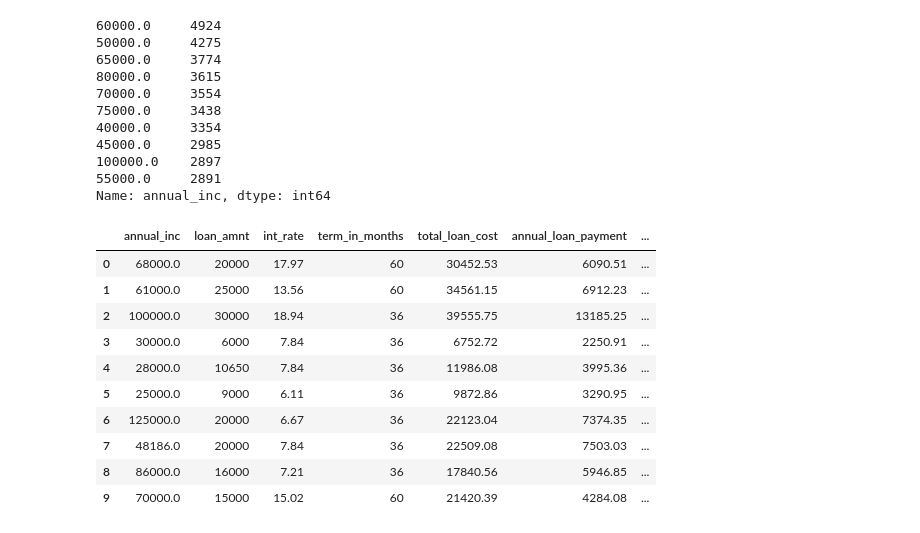
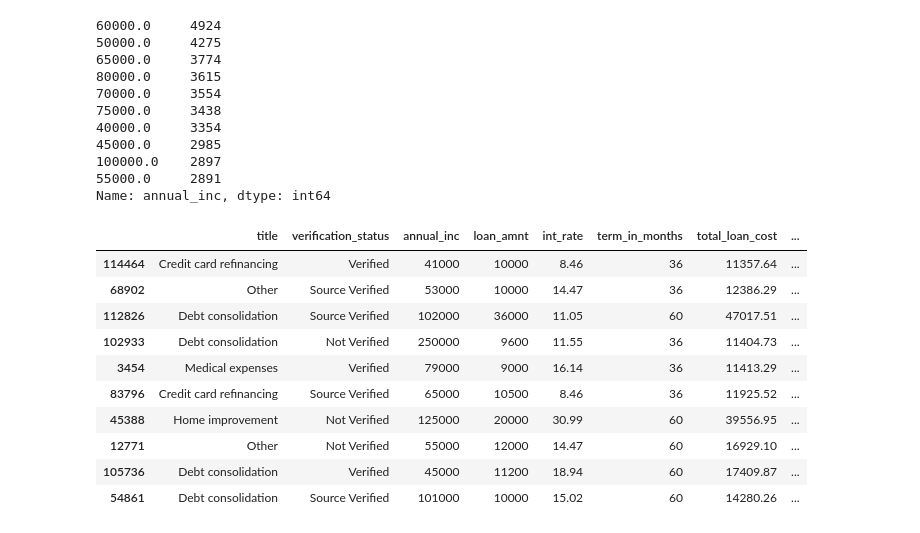
Before and after one commit to juszhan/LendingClub-Profitability, a Jupyter notebook: lendingclub_loan_analysis.ipynb, the cells around one changed output. Drawn from its saved outputs; the diff is of its cells as text; code cells hidden in the pictures.

```diff
--- a/lendingclub_loan_analysis.ipynb
+++ b/lendingclub_loan_analysis.ipynb
@@ -222,43 +238,43 @@ Name: annual_inc, dtype: int64
 # %%
 import re
 
-df_loanByIncome = df.filter(["annual_inc", "loan_amnt", "int_rate", "term"], axis=1)
+df_loanByIncome = df.filter(["title", "verification_status", "annual_inc", "loan_amnt", "int_rate", "term"], axis=1)
 df_loanByIncome.rename({"term": "term_in_months"}, axis='columns', inplace=True)
-
+df_loanByIncome["annual_inc"] = df_loanByIncome["annual_inc"].astype(dtype=int)
 df_loanByIncome["int_rate"] = df_loanByIncome["int_rate"].apply(lambda int_rate: float(re.search(r'\d+.\d+', int_rate).group(0)))
 df_loanByIncome["term_in_months"] = df_loanByIncome["term_in_months"].apply(lambda term: int(re.search(r'\d+', term).group(0)))
 
 def calculateTotalLoanCost(row) -> float:
     p = row["loan_amnt"] # principal
     r = row["int_rate"] / 12 / 100 # monthly loan rate
     n = row["term_in_months"] # number of monthly payments
 
     total_loan_cost = (r * p * n) / (1 - (1 + r) ** -n)
     return round(total_loan_cost, 2)
 
 def calculateAnnualLoanIncomeRatio(row) -> float:
     loan_income_ratio = None
     if row["annual_inc"] > 0:
         loan_income_ratio = row["annual_loan_payment"] / row["annual_inc"] * 100
         loan_income_ratio = round(loan_income_ratio, 3)
     return loan_income_ratio
 
 df_loanByIncome["total_loan_cost"] = df_loanByIncome.apply(calculateTotalLoanCost, axis=1)
 df_loanByIncome["annual_loan_payment"] = df_loanByIncome.apply(lambda row: round(row["total_loan_cost"] / row["term_in_months"] * 12, 2), axis=1)
 
 # Percentage of annual income towards replaying the loan, assuming fixed monthly payment
 df_loanByIncome["annual_loan_income_percent"] = df_loanByIncome.apply(calculateAnnualLoanIncomeRatio, axis=1)
 
-df_loanByIncome.head(10)
+df_loanByIncome.sample(10)
 # %% [output]
-|  | annual_inc | loan_amnt | int_rate | term_in_months | total_loan_cost | annual_loan_payment | ... |
-| 0 | 68000.0 | 20000 | 17.97 | 60 | 30452.53 | 6090.51 | ... |
-| 1 | 61000.0 | 25000 | 13.56 | 60 | 34561.15 | 6912.23 | ... |
-| 2 | 100000.0 | 30000 | 18.94 | 36 | 39555.75 | 13185.25 | ... |
-| 3 | 30000.0 | 6000 | 7.84 | 36 | 6752.72 | 2250.91 | ... |
-| 4 | 28000.0 | 10650 | 7.84 | 36 | 11986.08 | 3995.36 | ... |
-| 5 | 25000.0 | 9000 | 6.11 | 36 | 9872.86 | 3290.95 | ... |
-| 6 | 125000.0 | 20000 | 6.67 | 36 | 22123.04 | 7374.35 | ... |
-| 7 | 48186.0 | 20000 | 7.84 | 36 | 22509.08 | 7503.03 | ... |
-| 8 | 86000.0 | 16000 | 7.21 | 36 | 17840.56 | 5946.85 | ... |
-| 9 | 70000.0 | 15000 | 15.02 | 60 | 21420.39 | 4284.08 | ... |
+|  | title | verification_status | annual_inc | loan_amnt | int_rate | term_in_months | total_loan_cost | ... |
+| 114464 | Credit card refinancing | Verified | 41000 | 10000 | 8.46 | 36 | 11357.64 | ... |
+| 68902 | Other | Source Verified | 53000 | 10000 | 14.47 | 36 | 12386.29 | ... |
+| 112826 | Debt consolidation | Source Verified | 102000 | 36000 | 11.05 | 60 | 47017.51 | ... |
+| 102933 | Debt consolidation | Not Verified | 250000 | 9600 | 11.55 | 36 | 11404.73 | ... |
+| 3454 | Medical expenses | Verified | 79000 | 9000 | 16.14 | 36 | 11413.29 | ... |
+| 83796 | Credit card refinancing | Source Verified | 65000 | 10500 | 8.46 | 36 | 11925.52 | ... |
+| 45388 | Home improvement | Not Verified | 125000 | 20000 | 30.99 | 60 | 39556.95 | ... |
+| 12771 | Other | Not Verified | 55000 | 12000 | 14.47 | 60 | 16929.10 | ... |
+| 105736 | Debt consolidation | Verified | 45000 | 11200 | 18.94 | 60 | 17409.87 | ... |
+| 54861 | Debt consolidation | Source Verified | 101000 | 10000 | 15.02 | 60 | 14280.26 | ... |
```
Also changed, not shown: parts of 8 cells of this notebook, 1 other file.
